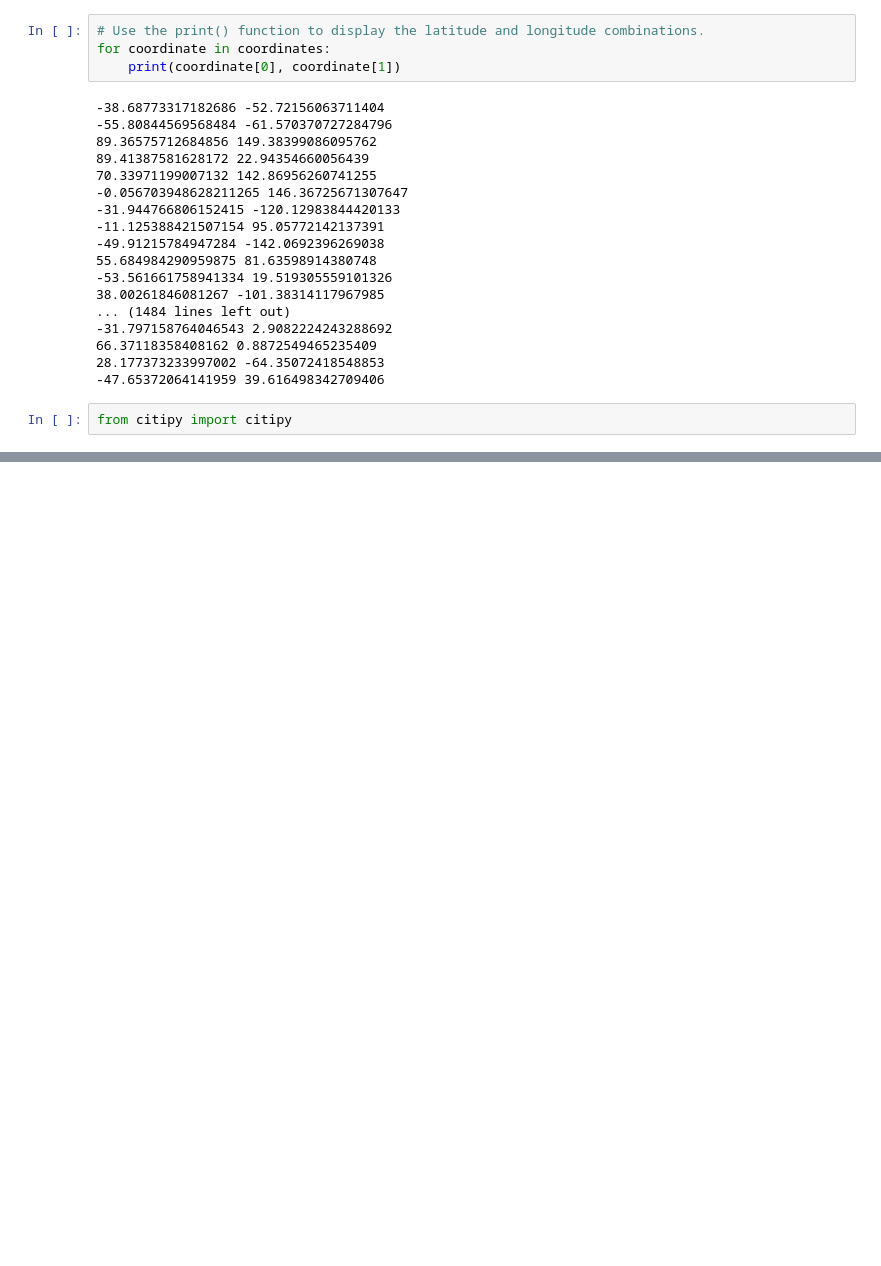
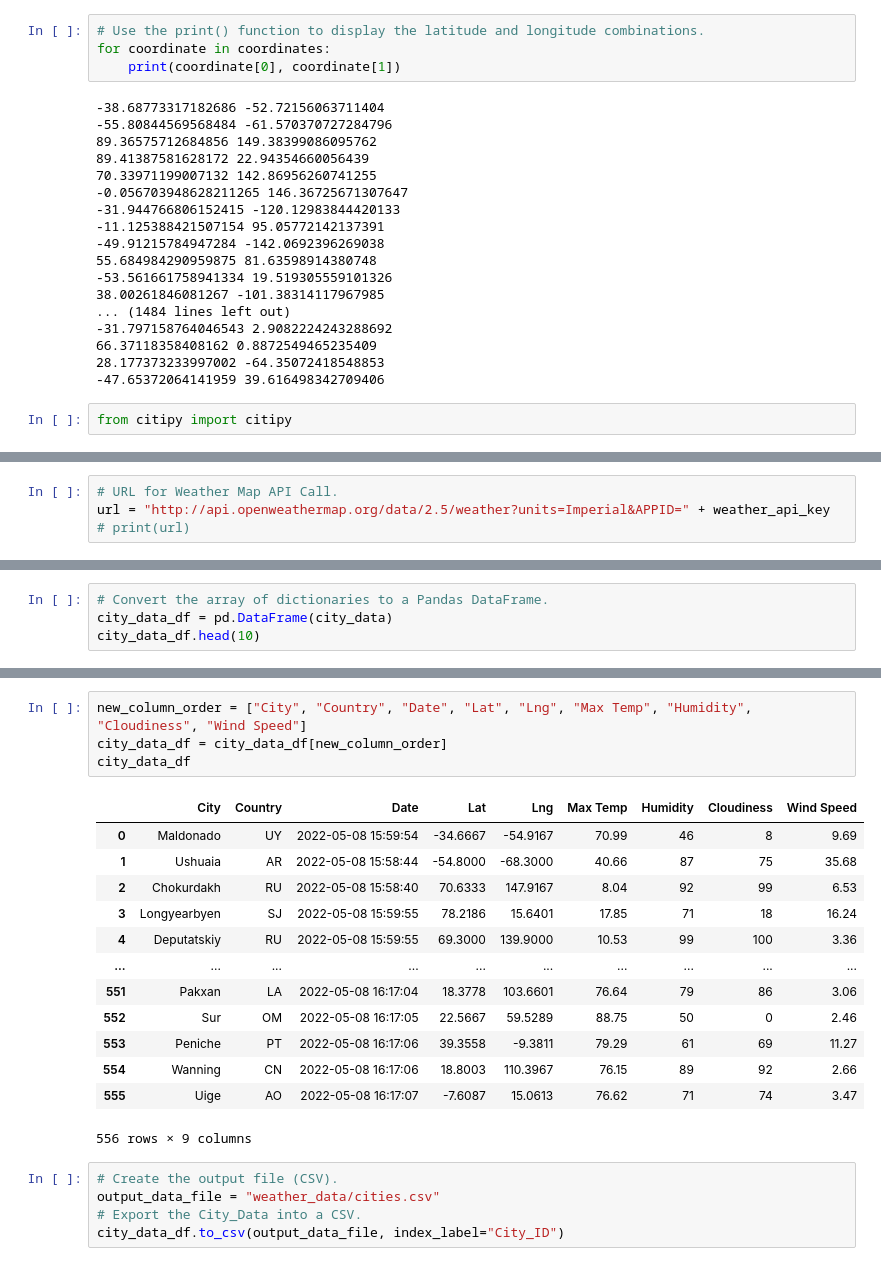
Before and after one commit to MarcoFernandez14/World_Weather_Analysis, a Jupyter notebook: WeatherPy.ipynb, the cells around one changed output, grey strips where cells are left out. Cells and saved outputs as stored; diff of their text form; blank space fills up the shorter version.

Commit message:
Modifying .gitignore and adding WeatherPy file

```diff
--- a/WeatherPy.ipynb
+++ b/WeatherPy.ipynb
@@ -54,0 +86,4 @@ len(cities)
+# %%
+# URL for Weather Map API Call.
+url = "http://api.openweathermap.org/data/2.5/weather?units=Imperial&APPID=" + weather_api_key
+# print(url)
@@ -54,0 +177,4 @@ len(cities)
+# %%
+# Convert the array of dictionaries to a Pandas DataFrame.
+city_data_df = pd.DataFrame(city_data)
+city_data_df.head(10)
@@ -54,0 +193,23 @@ len(cities)
+# %%
+new_column_order = ["City", "Country", "Date", "Lat", "Lng", "Max Temp", "Humidity", "Cloudiness", "Wind Speed"]
+city_data_df = city_data_df[new_column_order]
+city_data_df
+# %% [output]
+|  | City | Country | Date | Lat | Lng | Max Temp | Humidity | Cloudiness | Wind Speed |
+| 0 | Maldonado | UY | 2022-05-08 15:59:54 | -34.6667 | -54.9167 | 70.99 | 46 | 8 | 9.69 |
+| 1 | Ushuaia | AR | 2022-05-08 15:58:44 | -54.8000 | -68.3000 | 40.66 | 87 | 75 | 35.68 |
+| 2 | Chokurdakh | RU | 2022-05-08 15:58:40 | 70.6333 | 147.9167 | 8.04 | 92 | 99 | 6.53 |
+| 3 | Longyearbyen | SJ | 2022-05-08 15:59:55 | 78.2186 | 15.6401 | 17.85 | 71 | 18 | 16.24 |
+| 4 | Deputatskiy | RU | 2022-05-08 15:59:55 | 69.3000 | 139.9000 | 10.53 | 99 | 100 | 3.36 |
+| ... | ... | ... | ... | ... | ... | ... | ... | ... | ... |
+| 551 | Pakxan | LA | 2022-05-08 16:17:04 | 18.3778 | 103.6601 | 76.64 | 79 | 86 | 3.06 |
+| 552 | Sur | OM | 2022-05-08 16:17:05 | 22.5667 | 59.5289 | 88.75 | 50 | 0 | 2.46 |
+| 553 | Peniche | PT | 2022-05-08 16:17:06 | 39.3558 | -9.3811 | 79.29 | 61 | 69 | 11.27 |
+| 554 | Wanning | CN | 2022-05-08 16:17:06 | 18.8003 | 110.3967 | 76.15 | 89 | 92 | 2.66 |
+| 555 | Uige | AO | 2022-05-08 16:17:07 | -7.6087 | 15.0613 | 76.62 | 71 | 74 | 3.47 |
+556 rows × 9 columns
+# %%
+# Create the output file (CSV).
+output_data_file = "weather_data/cities.csv"
+# Export the City_Data into a CSV.
+city_data_df.to_csv(output_data_file, index_label="City_ID")
```
Also changed, not shown: parts of 8 cells of this notebook, 1 other file.
